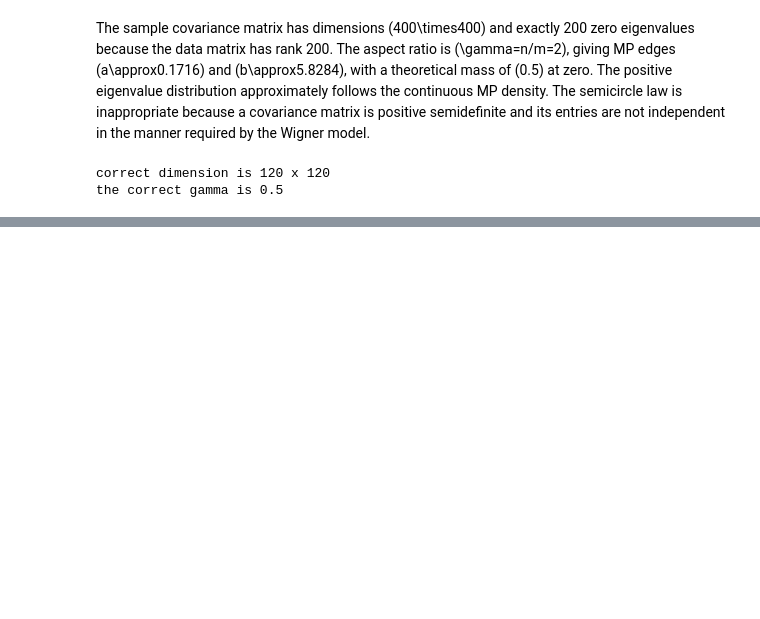
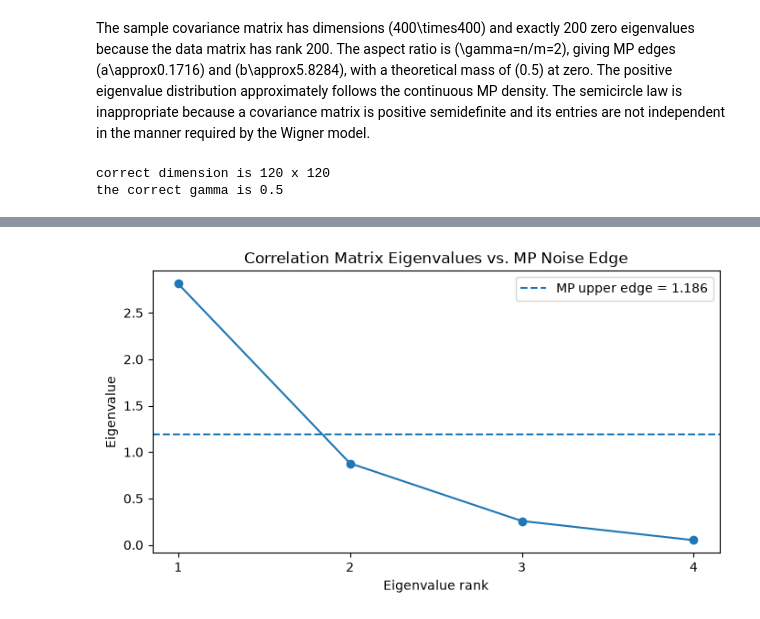
Before and after one commit to nicks848/big-data-science-in-finance, a Jupyter notebook: Lecture5.ipynb, the cells around one changed output, grey strips where cells are left out. Drawn from its saved outputs; the diff is of its cells as text; code cells hidden in the pictures; blank space fills up the shorter version.

```diff
--- a/Lecture5.ipynb
+++ b/Lecture5.ipynb
@@ -146,0 +158,20 @@ Correlation matrix:
+# %%
+# Select daily log returns for 2018–2019
+returns_period = log_returns.loc["2018-01-01":"2019-12-31"]
+
+# Assets in rows, dates in columns
+R = returns_period.T.to_numpy()
+n, m = R.shape
+
+# Standardize each asset across its dates
+means = R.mean(axis=1, keepdims=True)
+stds = R.std(axis=1, ddof=0, keepdims=True)
+Z = (R - means) / stds
+
+# Sample correlation matrix
+C = Z @ Z.T / m
+
+print("Shape of R:", R.shape)
+print("Shape of Z:", Z.shape)
+print("Shape of C:", C.shape)
+print(C)
@@ -146,0 +186,17 @@ Correlation matrix:
+# %%
+eig = np.linalg.eigvalsh(C)[::-1]
+
+gamma = 4 / m
+b = (1 + np.sqrt(gamma))**2
+
+plt.figure(figsize=(8, 4))
+plt.plot(np.arange(1, 5), eig, marker="o")
+plt.axhline(b, linestyle="--", label=f"MP upper edge = {b:.3f}")
+plt.xlabel("Eigenvalue rank")
+plt.ylabel("Eigenvalue")
+plt.title("Correlation Matrix Eigenvalues vs. MP Noise Edge")
+plt.xticks(np.arange(1, 5))
+plt.legend()
+plt.show()
+# %% [output]
+[figure, added]
```
Also changed, not shown: parts of 2 cells of this notebook.
